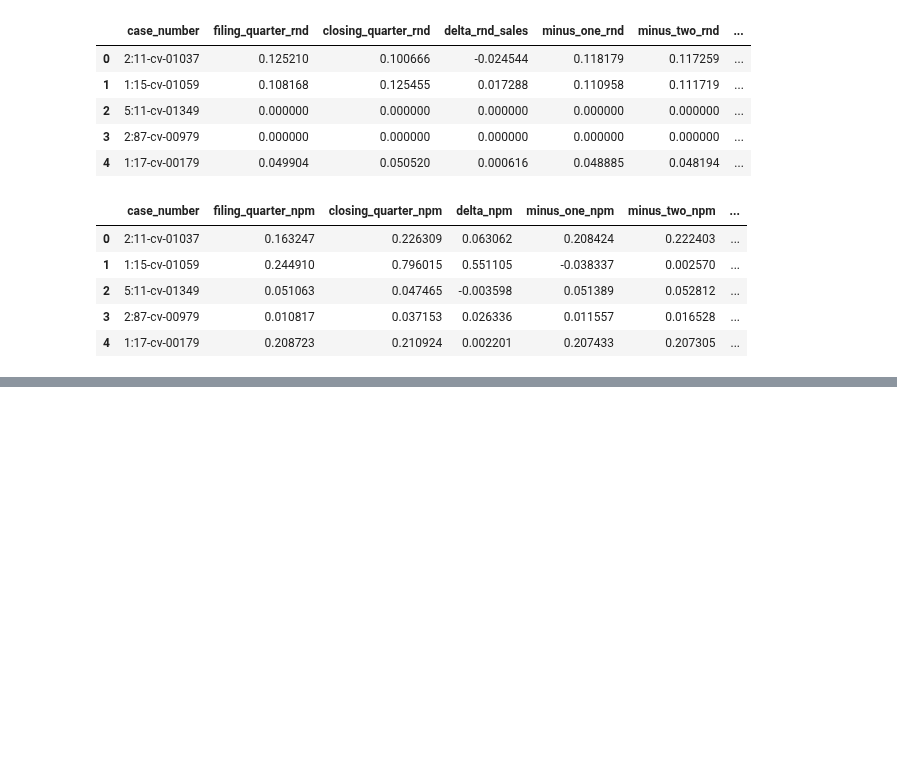
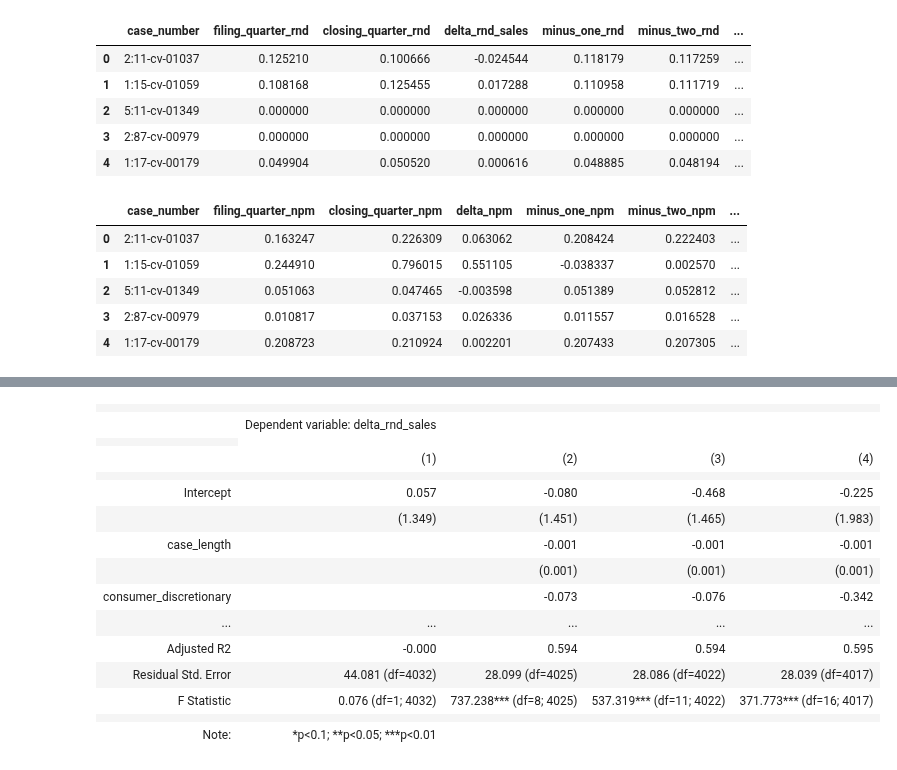
Before and after one commit to Sai0472003/PatentLitigation_Impact, a Jupyter notebook: Causal_Inference.ipynb, the cells around one changed output, grey strips where cells are left out. Saved outputs shown, nothing was run; the diff lists cells and outputs as text; code cells hidden in the pictures; blank space fills up the shorter version.

```diff
--- a/Causal_Inference.ipynb
+++ b/Causal_Inference.ipynb
@@ -218,9 +218,16 @@ npm = npm[npm['NOS'] == 830]
 rnd = rnd[rnd['jurisdictional_basis'].isin(['Federal Question'])]
 npm = npm[npm['jurisdictional_basis'].isin(['Federal Question'])]
 
+npm = npm.drop(columns=['jurisdictional_basis'])
+rnd = rnd.drop(columns=['jurisdictional_basis'])
+
 #droping CLASSACT because no classaction suites exist in data
 npm = npm.drop(columns=['CLASSACT'])
 rnd = rnd.drop(columns=['CLASSACT'])
+
+#ensuring the column for Office includes the district under which the case is filed
+npm['OFFICE'] = npm['DISTRICT'].astype(str) + '.' + npm['OFFICE'].astype(str)
+rnd['OFFICE'] = rnd['DISTRICT'].astype(str) + '.' + rnd['OFFICE'].astype(str)
 # %%
 rnd.head()
 # %% [output]
@@ -241,0 +276,58 @@ npm.head()
+# %%
+# Fit OLS models
+# Rename 'def' column to avoid conflict with Python keyword
+
+model1 = smf.ols('delta_rnd_sales ~ disp_dismissed', data=rnd).fit()
+model2 = smf.ols('delta_rnd_sales ~ disp_dismissed + filing_quarter_rnd + case_length + health_care + info_tech + industrials + consumer_discretionary + materials', data=rnd).fit()
+model3 = smf.ols('delta_rnd_sales ~ disp_dismissed + filing_quarter_rnd + disp_dismissed:disp_before_issue_joined + disp_dismissed:dismissed_settlement + disp_dismissed:dismissed_voluntary + case_length + health_care + info_tech + industrials + consumer_discretionary + materials', data=rnd).fit()
+model4 = smf.ols('delta_rnd_sales ~ defendant + filing_quarter_rnd + disp_dismissed + disp_dismissed:defendant + disp_dismissed:disp_before_issue_joined + disp_dismissed:disp_before_issue_joined:defendant + disp_dismissed:dismissed_settlement + disp_dismissed:dismissed_settlement:defendant + disp_dismissed:dismissed_voluntary + disp_dismissed:dismissed_voluntary:defendant + case_length + health_care + info_tech + industrials + consumer_discretionary + materials', data=rnd).fit()
+
+
+# Stargazer setup
+stargazer = Stargazer([model1, model2, model3, model4])
+stargazer.title('Regression Models Comparison')
+
+
+
+# Rename covariates for display
+stargazer.covariate_renames = {
+    'delta_rnd': 'Percent Point Change in R&D to Sales Ratio',
+    'disp_dismissed': 'Case Dismissal',
+    'disp_dismissed:defendant': 'Dismissal:Defendant Firm', # Changed 'def' to 'defendant'
+    'disp_dismissed:disp_before_issue_joined': 'Dismissal Before Issue Joinder',
+    'disp_dismissed:disp_before_issue_joined:defendant': 'Dismissal Before Issue Joinder:Defendant Firm', # Changed 'def' to 'defendant'
+    'disp_dismissed:dismissed_settlement': 'Dismissal with Settlement',
+    'disp_dismissed:dismissed_settlement:defendant': 'Dismissal with Settlement:Defendant Firm', # Changed 'def' to 'defendant'
+    'disp_dismissed:dismissed_voluntary': 'Voluntary Withdrawal',
+    'disp_dismissed:dismissed_voluntary:defendant': 'Voluntary Withdrawal:Defendant Firm', # Changed 'def' to 'defendant'
+    'case_length': 'Case Length in Days',
+    'health_care': 'Healthcare Sector',
+    'info_tech': 'I.T. Sector',
+    'industrials': 'Industrials Sector',
+    'consumer_discretionary': 'Consumer Discretionary Sector',
+    'materials': 'Materials Sector'
+}
+
+# Reorder covariates for table display
+stargazer.covariate_order = [
+    'disp_dismissed',
+    'disp_dismissed:defendant',
+    'disp_dismissed:disp_before_issue_joined',
+    'disp_dismissed:disp_before_issue_joined:defendant',
+    'disp_dismissed:dismissed_settlement',
+    'disp_dismissed:dismissed_settlement:defendant',
+    'disp_dismissed:dismissed_voluntary',
+    'disp_dismissed:dismissed_voluntary:defendant',
+    'case_length',
+    'health_care',
+    'info_tech',
+    'industrials',
+    'consumer_discretionary',
+    'materials'
+]
+
+
+# Render in notebook
+html_output = stargazer.render_html()
+display(HTML(html_output))
+# %% [output]
@@ -241,0 +335,16 @@ npm.head()
+|  |  |  |  |  |
+|  | Dependent variable: delta_rnd_sales |  |  |  |
+|  |
+|  | (1) | (2) | (3) | (4) |
+|  |  |  |  |  |
+| Intercept | 0.057 | -0.080 | -0.468 | -0.225 |
+|  | (1.349) | (1.451) | (1.465) | (1.983) |
+| case_length |  | -0.001 | -0.001 | -0.001 |
+|  |  | (0.001) | (0.001) | (0.001) |
+| consumer_discretionary |  | -0.073 | -0.076 | -0.342 |
+| ... | ... | ... | ... | ... |
+| Adjusted R2 | -0.000 | 0.594 | 0.594 | 0.595 |
+| Residual Std. Error | 44.081 (df=4032) | 28.099 (df=4025) | 28.086 (df=4022) | 28.039 (df=4017) |
+| F Statistic | 0.076 (df=1; 4032) | 737.238*** (df=8; 4025) | 537.319*** (df=11; 4022) | 371.773*** (df=16; 4017) |
+|  |  |  |  |  |
+| Note: | *p<0.1; **p<0.05; ***p<0.01 |  |  |  |
```
Also changed, not shown: parts of 15 cells of this notebook.
